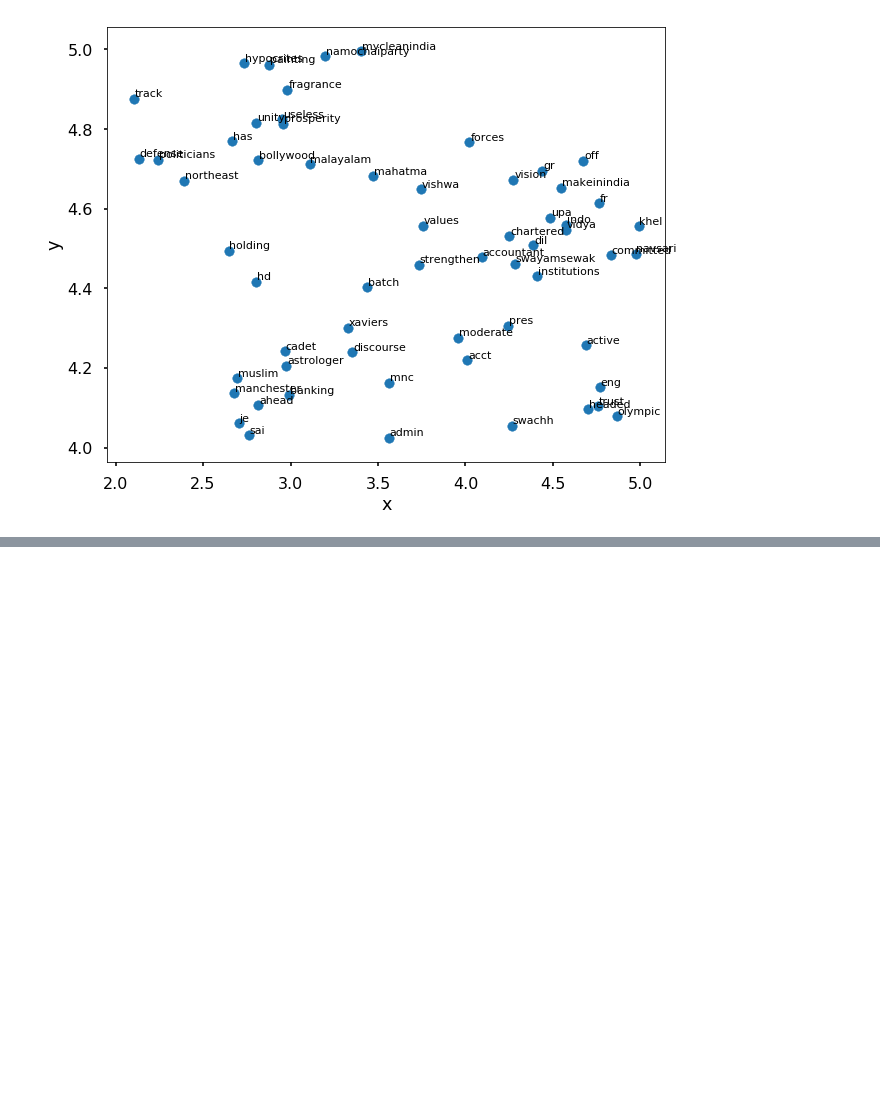
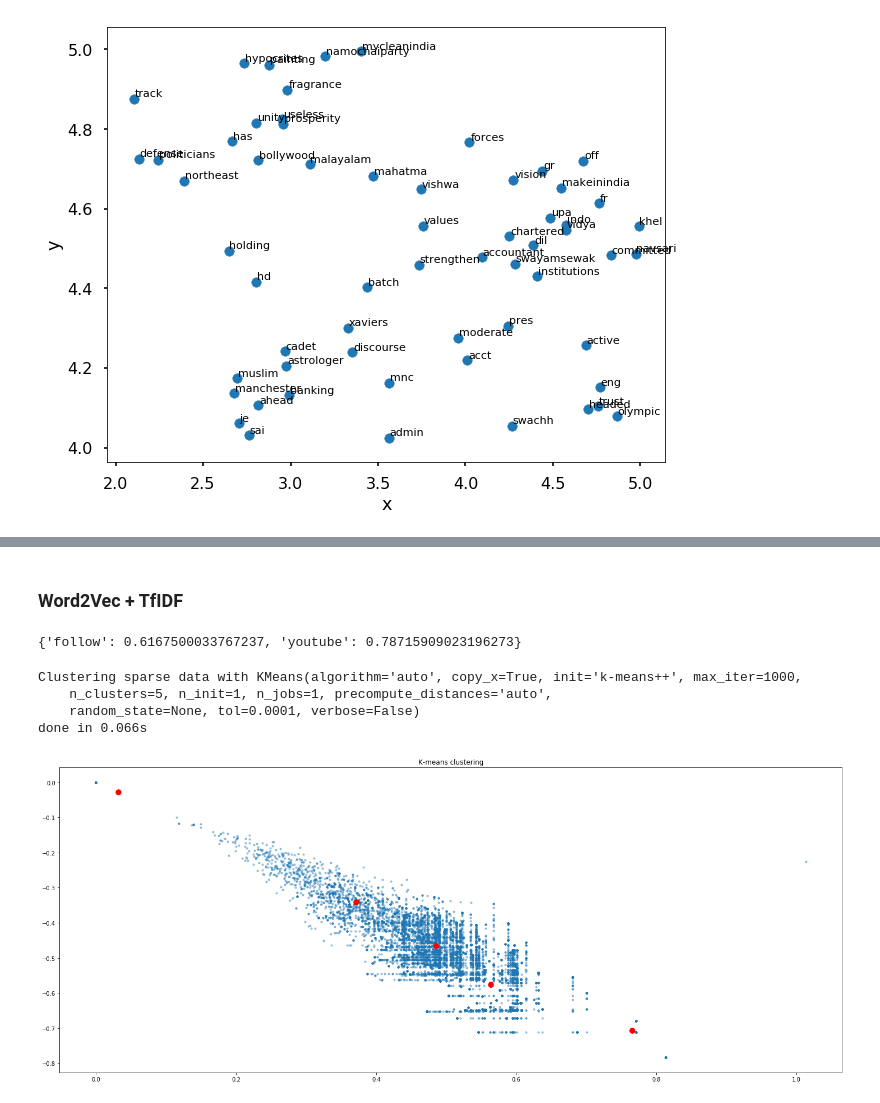
Before and after one commit to Parassharmaa/cortex-ai, a Jupyter notebook: src/cortex/bio-classifier/bio_clustering.ipynb, the cells around one changed output, grey strips where cells are left out. Cells and saved outputs as stored; diff of their text form; code cells hidden in the pictures; blank space fills up the shorter version.

```diff
--- a/src/cortex/bio-classifier/bio_clustering.ipynb
+++ b/src/cortex/bio-classifier/bio_clustering.ipynb
@@ -300 +315,3 @@ clusters[11]
 Name: bio, dtype: object
+# %% [markdown]
+### Word2Vec + TfIDF
@@ -300,0 +320,49 @@ Name: bio, dtype: object
+# %%
+vectorizer = TfidfVectorizer(max_df=0.5, max_features=300,
+                                 min_df=2, stop_words='english',
+                                 use_idf=True)
+
+TfX = vectorizer.fit_transform(df['bio'])
+# %%
+feature_names = vectorizer.get_feature_names()
+def get_tfidf_weight(doc):
+    feature_index =TfX[doc,:].nonzero()[1]
+    tfidf_scores = zip(feature_index, [TfX[doc, x] for x in feature_index])
+    result = {}
+    for w, s in [(feature_names[i], s) for (i, s) in tfidf_scores]:
+        result[w] = s
+    return result
+# %%
+get_tfidf_weight(10)
+# %% [output]
+{'follow': 0.6167500033767237, 'youtube': 0.78715909023196273}
+# %%
+def embed_sentences_tfidf_weight(s, doc):
+    sample_text_tokens = preprocess_text(s)
+    word_vectors = np.array([]).reshape(0, 300)
+    word_weights = get_tfidf_weight(doc)
+    vector_weight = 0
+    for t in sample_text_tokens:
+        if t in word_weights:
+            vector_weight = word_weights[t]
+        if t in bio_vec.wv.vocab.keys():
+            word_vectors = np.vstack([word_vectors, np.add(vector_weight, bio_vec[t])])
+    if len(word_vectors):
+        return np.array((np.max(word_vectors), np.min(word_vectors)))
+    else:
+        return [0, 0]
+# %%
+sentence_vectors_tf = np.array([]).reshape(0, 2)
+
+i = 0
+for index, row in df.iterrows():
+    sentence_vectors_tf = np.vstack([sentence_vectors, embed_sentences_tfidf_weight(row['bio'], i)])
+    i+=1
+# %%
+kmean_tfidf_w2v = kmeans(sentence_vectors_tf, 5)
+# %% [output]
+Clustering sparse data with KMeans(algorithm='auto', copy_x=True, init='k-means++', max_iter=1000,
+    n_clusters=5, n_init=1, n_jobs=1, precompute_distances='auto',
+    random_state=None, tol=0.0001, verbose=False)
+done in 0.066s
+[figure, added]
```
Also changed, not shown: parts of 19 cells of this notebook.
